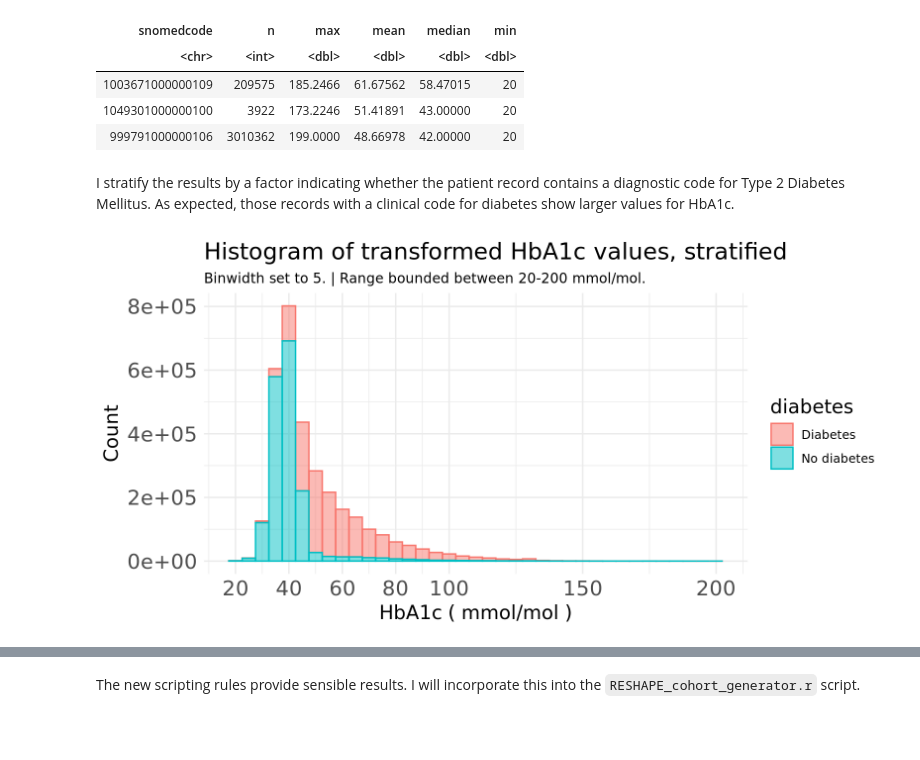
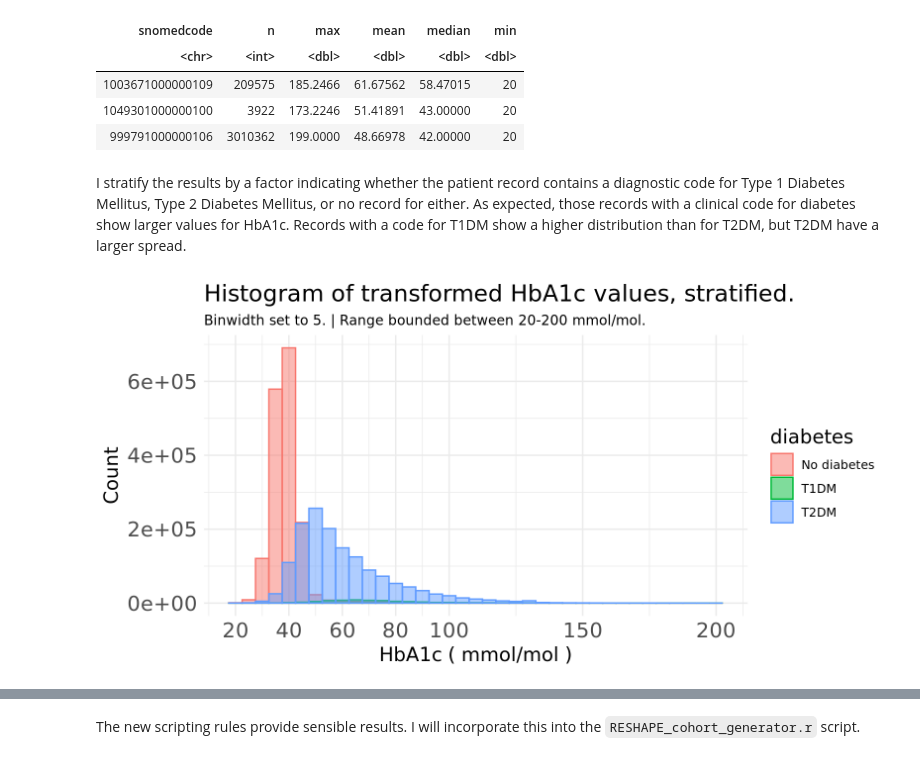
Before and after one commit to ConnectedBradford/c-mcinerney-workspace, a Jupyter notebook: RESHAPE/RESHAPE_check_HbA1c_SNOMED_codes.ipynb, the cells around one changed output, grey strips where cells are left out. Cells and saved outputs as stored; diff of their text form; code cells hidden in the pictures; blank space fills up the shorter version.

```diff
--- a/RESHAPE/RESHAPE_check_HbA1c_SNOMED_codes.ipynb
+++ b/RESHAPE/RESHAPE_check_HbA1c_SNOMED_codes.ipynb
@@ -31,15 +31,23 @@ codes_SNOMED_test_of_interest <-
 codes_SNOMED_diagnoses_of_interest <-
     readr::read_csv(file = paste0( 'codelists/', 'nhsd-primary-care-domain-refsets-dmtype2_cod-20200812.csv' ),
                     col_types = cols( code = col_character(), term = col_character() ) )$code
+codes_SNOMED_T1DM_of_interest <-
+    readr::read_csv(file = paste0( 'codelists/', 'nhsd-primary-care-domain-refsets-dmtype1_cod-20210127.csv' ),
+                    col_types = cols( code = col_character(), term = col_character() ) )$code
 # %% [markdown]
 ### Histogram of HbA1c values less than 200.
 # %%
 # Make base dataset.
-person_diabetes <-
+person_T2DM <-
     r_tbl_srcode %>%
     dplyr::filter( snomedcode %in% codes_SNOMED_diagnoses_of_interest ) %>%
     dplyr::distinct( person_id ) %>%
-    dplyr::mutate( diabetes = 1 )
+    dplyr::mutate( T2DM = 1 )
+person_T1DM <-
+    r_tbl_srcode %>%
+    dplyr::filter( snomedcode %in% codes_SNOMED_T1DM_of_interest ) %>%
+    dplyr::distinct( person_id ) %>%
+    dplyr::mutate( T1DM = 1 )
 
 
 dataset <-
@@ -49,10 +57,22 @@ dataset <-
     dplyr::mutate( numericvalue = numericvalue %>% as.numeric() ) %>%
     dplyr::filter( numericvalue < 200 ) %>%
     dplyr::left_join(
-        person_diabetes
+        person_T2DM
         ,by = join_by( person_id )
     ) %>%
-    dplyr::mutate( diabetes = dplyr::if_else( is.na( diabetes ), "No diabetes", "Diabetes" ) )
+    dplyr::mutate( T2DM = dplyr::if_else( is.na( T2DM ), "No T2DM", "T2DM" ) ) %>%
+    dplyr::left_join(
+        person_T1DM
+        ,by = join_by( person_id )
+    ) %>%
+    dplyr::mutate( T1DM = dplyr::if_else( is.na( T1DM ), "No T1DM", "T1DM" ) ) %>%
+    dplyr::mutate(
+        diabetes = dplyr::case_when(
+            T2DM == "T2DM" ~ "T2DM"
+            ,T1DM == "T1DM" ~ "T1DM"
+            ,TRUE ~ "No diabetes"
+        )
+    )
 # %%
 # Plot histogram.
 options( repr.plot.width = 8, repr.plot.height = 4, repr.plot.res = 200 )
@@ -145,27 +165,26 @@ A tibble: 3 × 6
 | 1049301000000100 | 3922 | 173.2246 | 51.41891 | 43.00000 | 20 |
 | 999791000000106 | 3010362 | 199.0000 | 48.66978 | 42.00000 | 20 |
 # %% [markdown]
-I stratify the results by a factor indicating whether the patient record contains a diagnostic code for Type 2 Diabetes Mellitus. As expected, those records with a clinical code for diabetes show larger values for HbA1c.
+I stratify the results by a factor indicating whether the patient record contains a diagnostic code for Type 1 Diabetes Mellitus, Type 2 Diabetes Mellitus, or no record for either. As expected, those records with a clinical code for diabetes show larger values for HbA1c. Records with a code for T1DM show a higher distribution than for T2DM, but T2DM have a larger spread.
 # %%
-
 # Plot histogram.
 options( repr.plot.width = 8, repr.plot.height = 4, repr.plot.res = 200 )
 
 dataset %>%
-ggplot( aes( x = numericvalue, colour = diabetes, fill = diabetes ) ) +
-geom_histogram( binwidth = 5, alpha = 0.5 ) +
+ggplot( aes( x = numericvalue, group = diabetes, colour = diabetes, fill = diabetes ) ) +
+geom_histogram( binwidth = 5, alpha = 0.5, position = "identity" ) +
 labs(
-    title = "Histogram of transformed HbA1c values, stratified"
+    title = "Histogram of transformed HbA1c values, stratified."
     ,subtitle = "Binwidth set to 5. | Range bounded between 20-200 mmol/mol."
     ,x = "HbA1c ( mmol/mol )"
     ,y = "Count"
 ) +
 scale_x_continuous( breaks = c( seq( 20, 100, 20), 150, 200 ) ) +
 theme_minimal() +
 theme(
     title = element_text( size = 14 )
     ,plot.subtitle = element_text( size = 10 )
     ,axis.text = element_text( size = 15 )
 )
 # %% [output]
-[figure, old version]
+[figure, new version]
```
Also changed, not shown: parts of 3 cells of this notebook.
